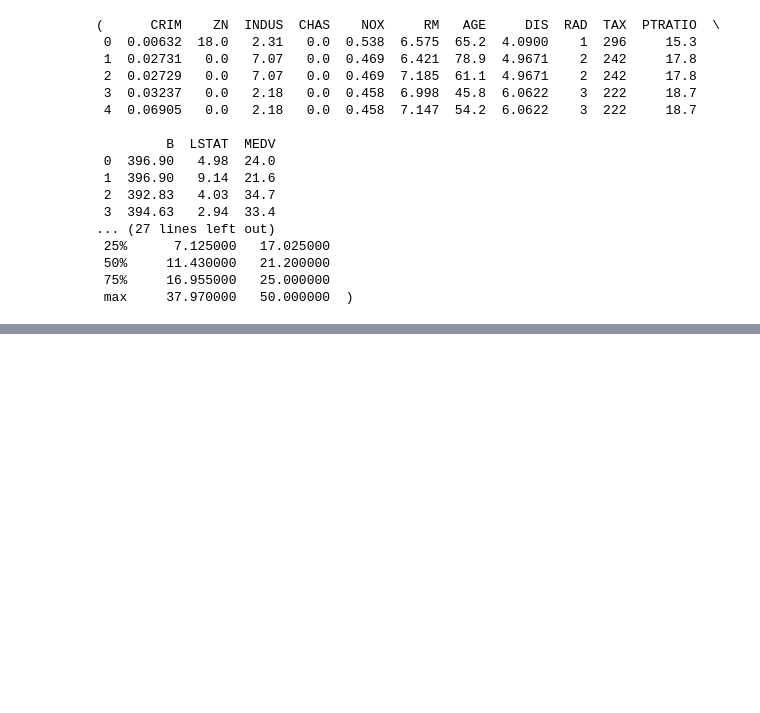
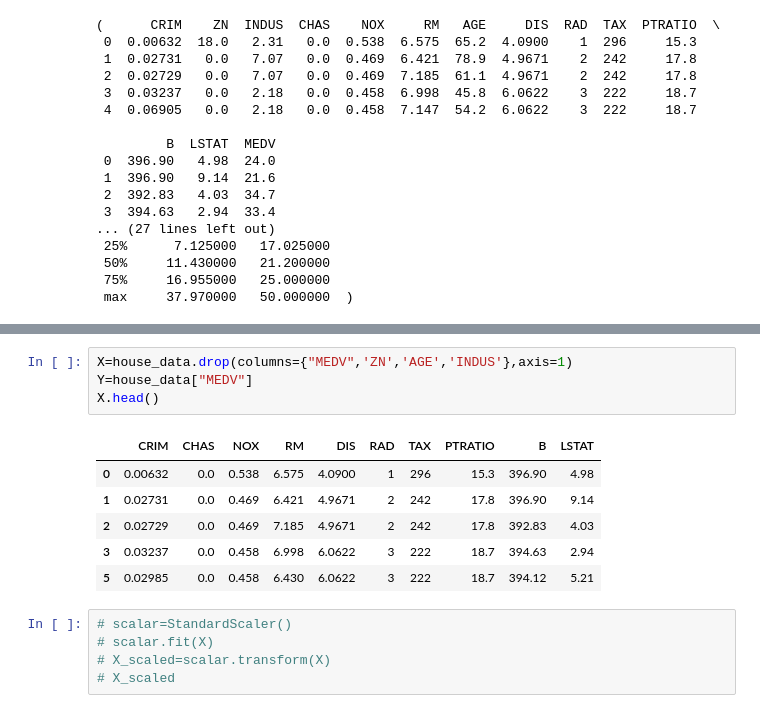
Before and after one commit to rahulll1123/Learning-ML, a Jupyter notebook: 3. HousePricePrediction-2025-01-29/PricePrediction.ipynb, the cells around one changed output, grey strips where cells are left out. Cells and saved outputs as stored; diff of their text form; blank space fills up the shorter version.

```diff
--- a/3. HousePricePrediction-2025-01-29/PricePrediction.ipynb
+++ b/3. HousePricePrediction-2025-01-29/PricePrediction.ipynb
@@ -42,0 +49,16 @@ plot = sns.pairplot(house_data,hue='MEDV',palette='coolwarm')
+# %%
+X=house_data.drop(columns={"MEDV",'ZN','AGE','INDUS'},axis=1)
+Y=house_data["MEDV"]
+X.head()
+# %% [output]
+|  | CRIM | CHAS | NOX | RM | DIS | RAD | TAX | PTRATIO | B | LSTAT |
+| 0 | 0.00632 | 0.0 | 0.538 | 6.575 | 4.0900 | 1 | 296 | 15.3 | 396.90 | 4.98 |
+| 1 | 0.02731 | 0.0 | 0.469 | 6.421 | 4.9671 | 2 | 242 | 17.8 | 396.90 | 9.14 |
+| 2 | 0.02729 | 0.0 | 0.469 | 7.185 | 4.9671 | 2 | 242 | 17.8 | 392.83 | 4.03 |
+| 3 | 0.03237 | 0.0 | 0.458 | 6.998 | 6.0622 | 3 | 222 | 18.7 | 394.63 | 2.94 |
+| 5 | 0.02985 | 0.0 | 0.458 | 6.430 | 6.0622 | 3 | 222 | 18.7 | 394.12 | 5.21 |
+# %%
+# scalar=StandardScaler()
+# scalar.fit(X)
+# X_scaled=scalar.transform(X)
+# X_scaled
```
Also changed, not shown: parts of 13 cells of this notebook.
